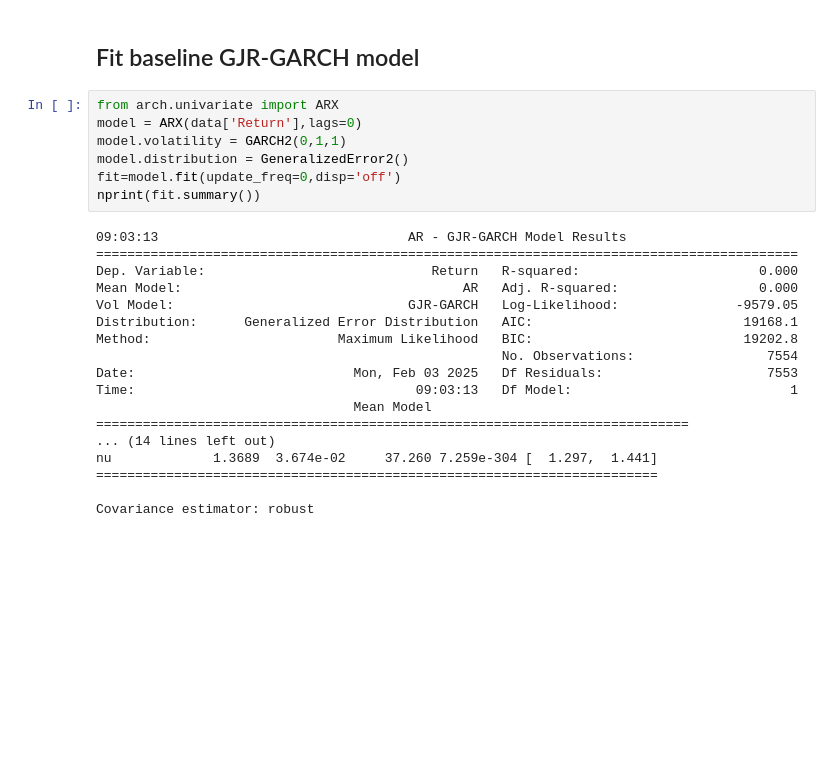
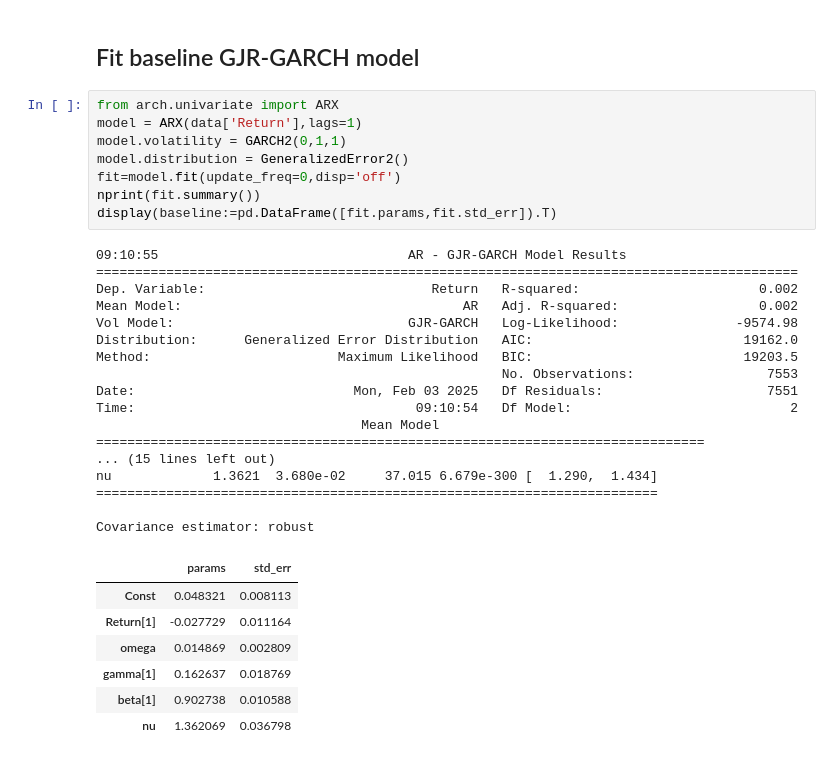
Before and after one commit to Farmhouse121/Financial-Data-Science-in-Python, a Jupyter notebook: Alphas/Filter_Rules.ipynb, the cells around one changed output. Drawn from its saved outputs; the diff is of its cells as text; blank space fills up the shorter version.

```diff
--- a/Alphas/Filter_Rules.ipynb
+++ b/Alphas/Filter_Rules.ipynb
@@ -61,29 +61,37 @@ display(data)
 ## Fit baseline GJR-GARCH model
 # %%
 from arch.univariate import ARX
-model = ARX(data['Return'],lags=0)
+model = ARX(data['Return'],lags=1)
 model.volatility = GARCH2(0,1,1)
 model.distribution = GeneralizedError2()
 fit=model.fit(update_freq=0,disp='off')
 nprint(fit.summary())
+display(baseline:=pd.DataFrame([fit.params,fit.std_err]).T)
 # %% [output]
-09:03:13                                AR - GJR-GARCH Model Results
+09:10:55                                AR - GJR-GARCH Model Results
 ==========================================================================================
-Dep. Variable:                             Return   R-squared:                       0.000
-Mean Model:                                    AR   Adj. R-squared:                  0.000
-Vol Model:                              GJR-GARCH   Log-Likelihood:               -9579.05
-Distribution:      Generalized Error Distribution   AIC:                           19168.1
-Method:                        Maximum Likelihood   BIC:                           19202.8
-                                                    No. Observations:                 7554
-Date:                            Mon, Feb 03 2025   Df Residuals:                     7553
-Time:                                    09:03:13   Df Model:                            1
-                                 Mean Model
-============================================================================
-... (14 lines left out)
-nu             1.3689  3.674e-02     37.260 7.259e-304 [  1.297,  1.441]
+Dep. Variable:                             Return   R-squared:                       0.002
+Mean Model:                                    AR   Adj. R-squared:                  0.002
+Vol Model:                              GJR-GARCH   Log-Likelihood:               -9574.98
+Distribution:      Generalized Error Distribution   AIC:                           19162.0
+Method:                        Maximum Likelihood   BIC:                           19203.5
+                                                    No. Observations:                 7553
+Date:                            Mon, Feb 03 2025   Df Residuals:                     7551
+Time:                                    09:10:54   Df Model:                            2
+                                  Mean Model
+==============================================================================
+... (15 lines left out)
+nu             1.3621  3.680e-02     37.015 6.679e-300 [  1.290,  1.434]
 ========================================================================
 
 Covariance estimator: robust
+|  | params | std_err |
+| Const | 0.048321 | 0.008113 |
+| Return[1] | -0.027729 | 0.011164 |
+| omega | 0.014869 | 0.002809 |
+| gamma[1] | 0.162637 | 0.018769 |
+| beta[1] | 0.902738 | 0.010588 |
+| nu | 1.362069 | 0.036798 |
 # %%
 nprint("Fitting GJR-GARCH model with filter rules...")
 model=ARX(data['Return'],data[fcols:=data.columns[data.columns.str.contains('Filter')]])
```
Also changed, not shown: parts of 4 cells of this notebook.
